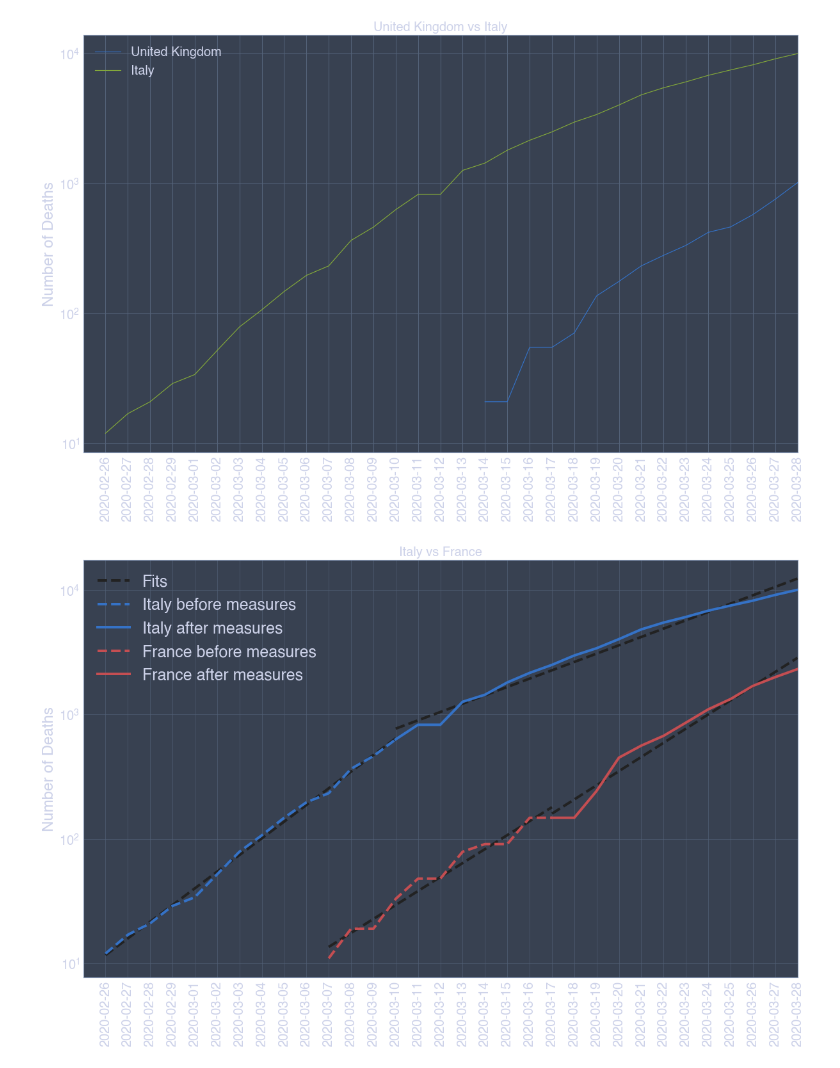
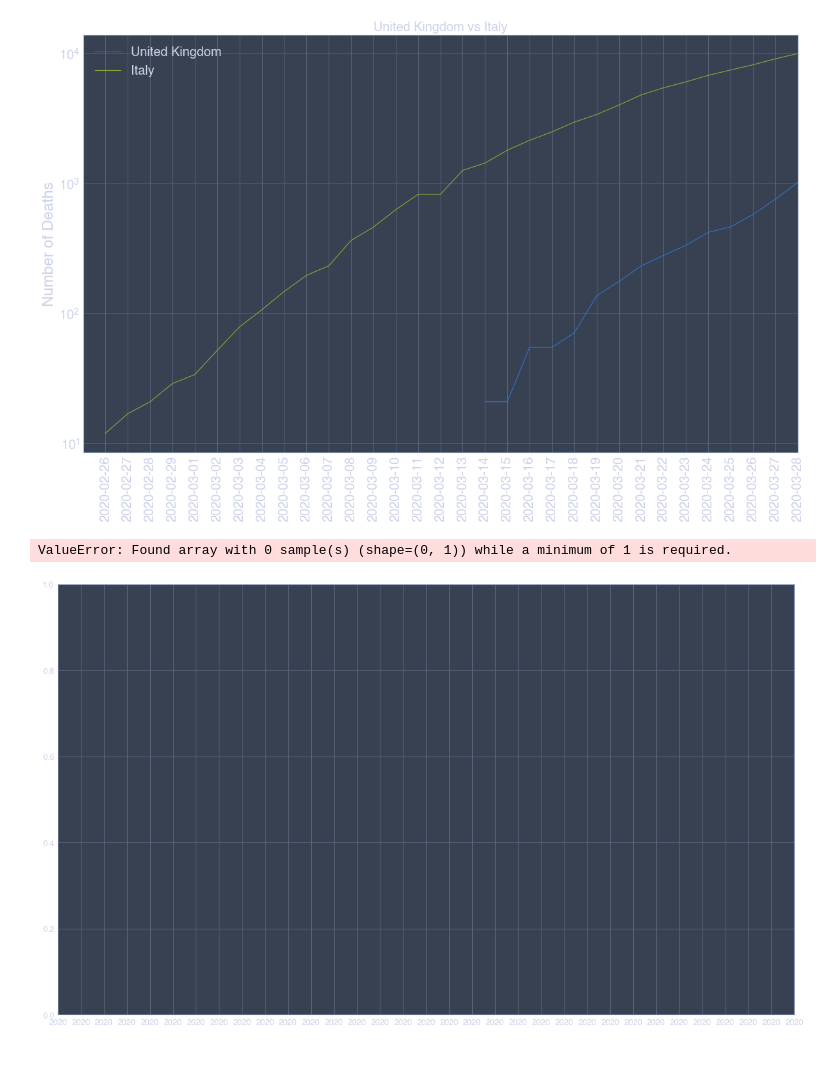
Before and after one commit to alex-rpd/nCoV2019, a Jupyter notebook: nCoV analysis.ipynb, the cells around one changed output. Cells and saved outputs as stored; diff of their text form; code cells hidden in the pictures.

Commit message:
new countries in the nationwide_measures dictionary

```diff
--- a/nCoV analysis.ipynb
+++ b/nCoV analysis.ipynb
@@ -50,6 +50,7 @@ g.pull()
 # Create the dataframe from the different files
 # %%
 # dates of measures
+# https://www.dw.com/en/coronavirus-what-are-the-lockdown-measures-across-europe/a-52905137
 
 minor_measures = {
     'United Kingdom':'2020-03-17',
@@ -59,14 +60,16 @@ minor_measures = {
 nationwide_measures = {
     'China':'2020-01-23',
     'Greece':'2020-03-15',
-    'Italy':'2020-03-10',
-    'Spain':'2020-03-15',
+    'Italy':'2020-03-09',
+    'Spain':'2020-03-14',
     'France':'2020-03-17',
     'Costa Rica':'2020-03-16',
     'Luxembourg':'2020-03-16',
     'Czechia':'2020-03-16',
-    'United Kingdom':'2020-03-24',
-    'Belgium':'2020-03-16'
+    'United Kingdom':'2020-03-23',
+    'Belgium':'2020-03-18',
+    'Germany':'2020-03-22',
+    'Austria':'2020-03-16'
 }
 # %%
 ending = 'csv'
@@ -881,7 +884,7 @@ plt.show()
 [figure]
 # %%
 country1 = 'Italy'
-country2 = 'France'
+country2 = 'Greece'
 
 x1a = foo[(foo['Province/State'] == country1) &
          (foo['Date'] <= nationwide_measures[country1])]['Date']
@@ -948,31 +951,32 @@ model = regressor.fit(x2b_samp, y2b_trans)
 y2b_fit = model.predict(x2b_samp)
 # ________________________________________________________________________________ FITS
 ax.semilogy(x1a, np.exp(y1a_fit), '--k', linewidth = 4)
 ax.semilogy(x1b, np.exp(y1b_fit), '--k', linewidth = 4)
 ax.semilogy(x2a, np.exp(y2a_fit), '--k', linewidth = 4)
 ax.semilogy(x2b, np.exp(y2b_fit), '--k', linewidth = 4, label = 'Fits')
 
 
 
 ax.semilogy(x1a, y1a, '--b', linewidth = 4, label = f'{country1} before measures')
 ax.semilogy(x1b, y1b, 'b', linewidth = 4, label = f'{country1} after measures')
 
 ax.semilogy(x2a, y2a, '--r', linewidth = 4, label = f'{country2} before measures')
 ax.semilogy(x2b, y2b, 'r', linewidth = 4, label = f'{country2} after measures')
 
 
 ax.set_title(f'{country1} vs {country2}', fontsize = 20)
 ax.set_ylabel('Number of Deaths', fontsize = 24)
 ax.tick_params(axis = 'x', labelsize=20, rotation=90)
 ax.tick_params(axis = 'y', labelsize=20)
 ax.set_xticks(x4)
 
 
 ax.grid(linewidth=0.6)
 
 plt.legend(frameon=False, fontsize=25)
 plt.savefig(f'{country1} vs {country2}.png', dpi = 600, bbox_inches= 'tight')
 
 plt.show()
 # %% [output]
+ValueError: Found array with 0 sample(s) (shape=(0, 1)) while a minimum of 1 is required.
-[figure, old version]
+[figure, new version]
```
Also changed, not shown: parts of 2 cells of this notebook, 3 other files.
